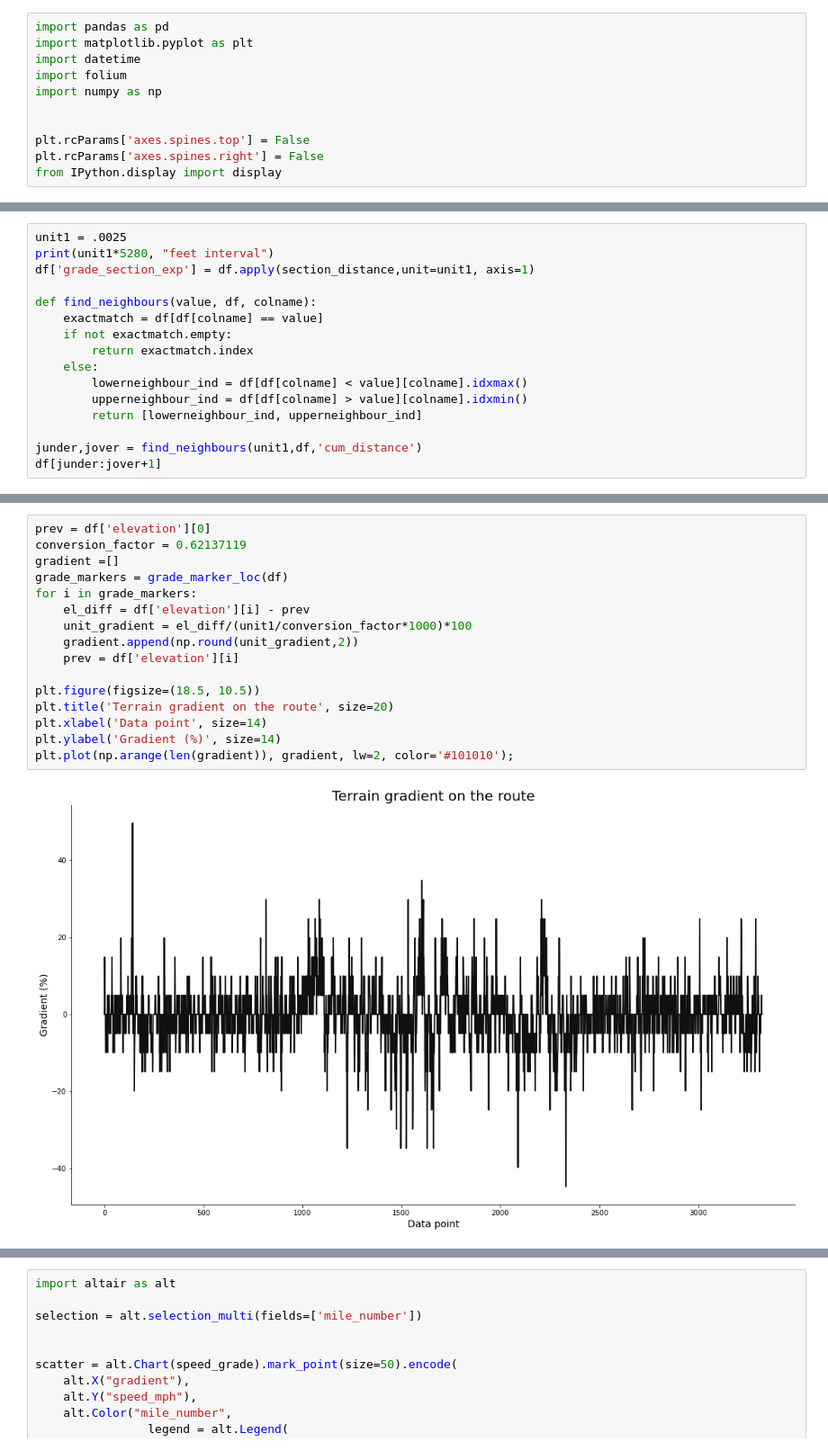
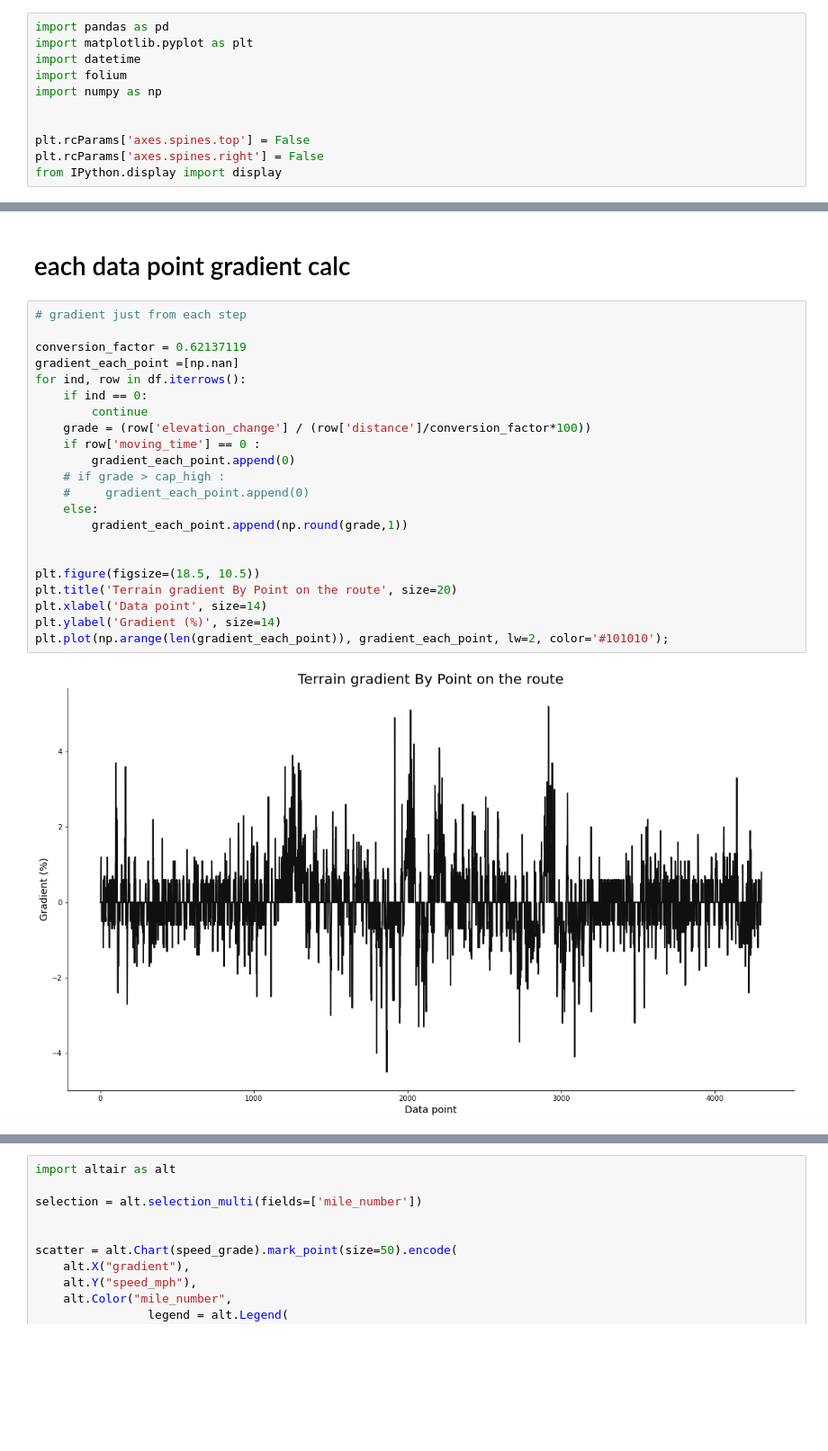
Before and after one commit to lrhf97/gpx_analysis, a Jupyter notebook: gradient_creation.ipynb, the cells around one changed output, grey strips where cells are left out. Shown at 90% size. Cells and saved outputs as stored; diff of their text form; blank space fills up the shorter version.

Commit message:
added new point gradient, streamlined some code

```diff
--- a/gradient_creation.ipynb
+++ b/gradient_creation.ipynb
@@ -25,16 +21,0 @@ def section_distance(df,unit):
-# %%
-unit1 = .0025
-print(unit1*5280, "feet interval")
-df['grade_section_exp'] = df.apply(section_distance,unit=unit1, axis=1)
-
-def find_neighbours(value, df, colname):
-    exactmatch = df[df[colname] == value]
-    if not exactmatch.empty:
-        return exactmatch.index
-    else:
-        lowerneighbour_ind = df[df[colname] < value][colname].idxmax()
-        upperneighbour_ind = df[df[colname] > value][colname].idxmin()
-        return [lowerneighbour_ind, upperneighbour_ind]
-
-junder,jover = find_neighbours(unit1,df,'cum_distance')
-df[junder:jover+1]
@@ -53,18 +39,26 @@ def grade_marker_loc(df):
+# %% [markdown]
+# each data point gradient calc
 # %%
-prev = df['elevation'][0]
+# gradient just from each step
+
 conversion_factor = 0.62137119
-gradient =[]
-grade_markers = grade_marker_loc(df)
-for i in grade_markers:
-    el_diff = df['elevation'][i] - prev
-    unit_gradient = el_diff/(unit1/conversion_factor*1000)*100
-    gradient.append(np.round(unit_gradient,2))
-    prev = df['elevation'][i]
+gradient_each_point =[np.nan]
+for ind, row in df.iterrows():
+    if ind == 0:
+        continue
+    grade = (row['elevation_change'] / (row['distance']/conversion_factor*100))
+    if row['moving_time'] == 0 :
+        gradient_each_point.append(0)
+    # if grade > cap_high :
+    #     gradient_each_point.append(0)
+    else:
+        gradient_each_point.append(np.round(grade,1))
+
 
 plt.figure(figsize=(18.5, 10.5))
-plt.title('Terrain gradient on the route', size=20)
+plt.title('Terrain gradient By Point on the route', size=20)
 plt.xlabel('Data point', size=14)
 plt.ylabel('Gradient (%)', size=14)
-plt.plot(np.arange(len(gradient)), gradient, lw=2, color='#101010');
+plt.plot(np.arange(len(gradient_each_point)), gradient_each_point, lw=2, color='#101010');
 # %% [output]
-[figure, old version]
+[figure, new version]
```
Also changed, not shown: parts of 9 cells of this notebook, 3 other files.
